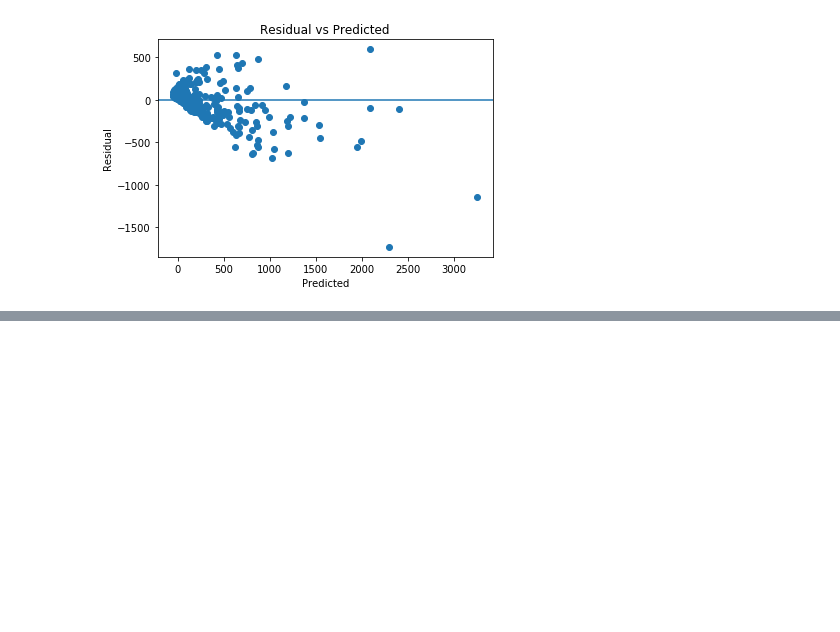
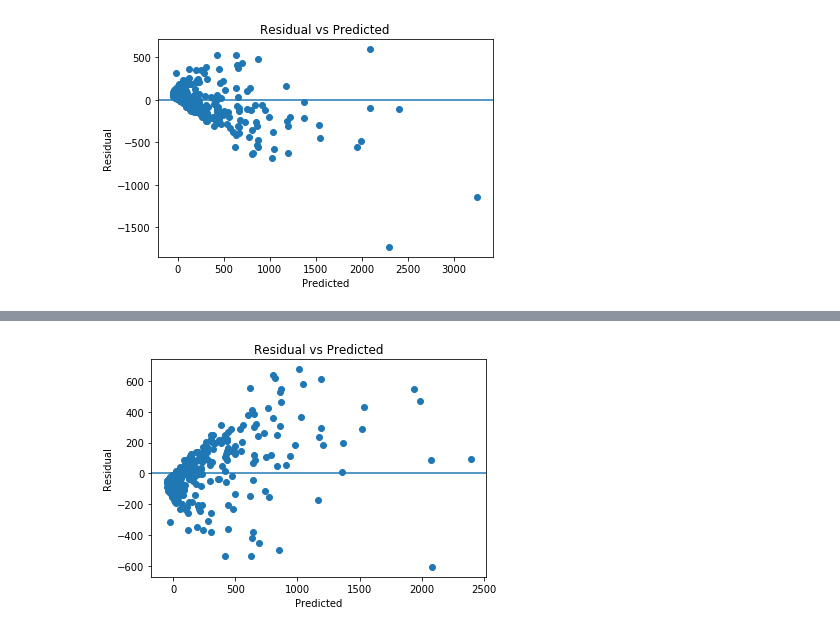
Before and after one commit to jtillis0317/Drills-and-Projects, a Jupyter notebook: Drill - Prepare the Data - Unit 2, Lesson 4, Project 2.ipynb, the cells around one changed output, grey strips where cells are left out. Drawn from its saved outputs; the diff is of its cells as text; code cells hidden in the pictures; blank space fills up the shorter version.

```diff
--- a/Drill - Prepare the Data - Unit 2, Lesson 4, Project 2.ipynb
+++ b/Drill - Prepare the Data - Unit 2, Lesson 4, Project 2.ipynb
@@ -830,0 +872,27 @@ ValueError: operands could not be broadcast together with shapes (334,) (344,)
+# %%
+df["Violent\ncrime"] = pd.to_numeric(df["Violent\ncrime"])
+# %%
+df["Rape\n(legacy\ndefinition)2"] = pd.to_numeric(df["Rape\n(legacy\ndefinition)2"])
+# %%
+#based on the high population and high amount of violent crime (97th percentile),
+#Amherst is an outlier and will not be included in the model
+#Ramapo Town is also an outlier and will not be included in the model. Further research could be done to determine exactly what
+#makes this town an outlier.
+
+df = df[df["Residual"] < 1000]
+# %%
+X = df[["Population", "murder", "robbery", "Car Theft", "arson"]]
+
+predicted = regr.predict(X).ravel()
+actual = df["Property\ncrime"]
+
+residual = predicted - actual
+
+plt.scatter(predicted, residual)
+plt.xlabel("Predicted")
+plt.ylabel("Residual")
+plt.axhline(y=0)
+plt.title("Residual vs Predicted")
+plt.show()
+# %% [output]
+[figure, added]
```
Also changed, not shown: parts of 6 cells of this notebook.
